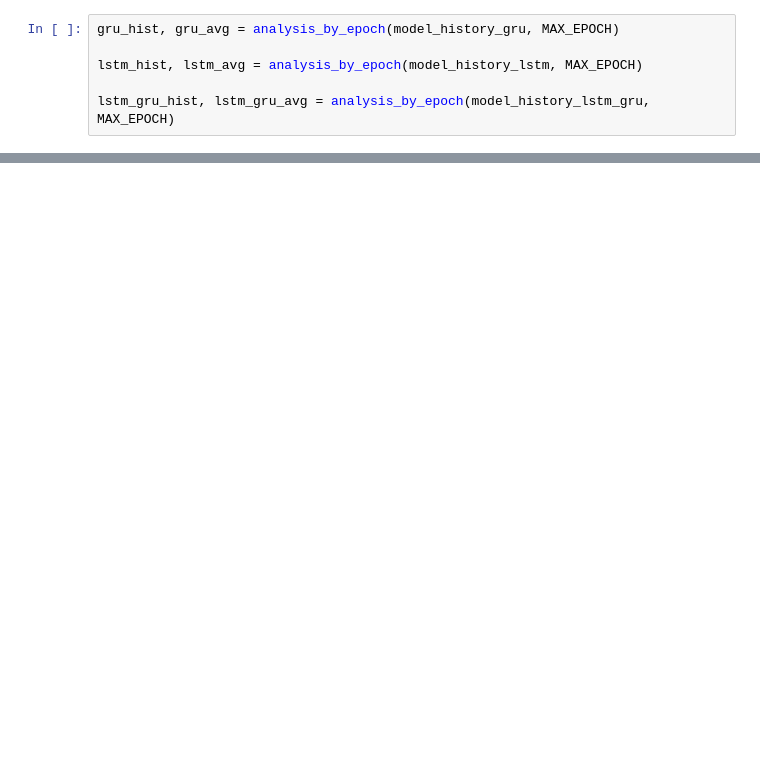
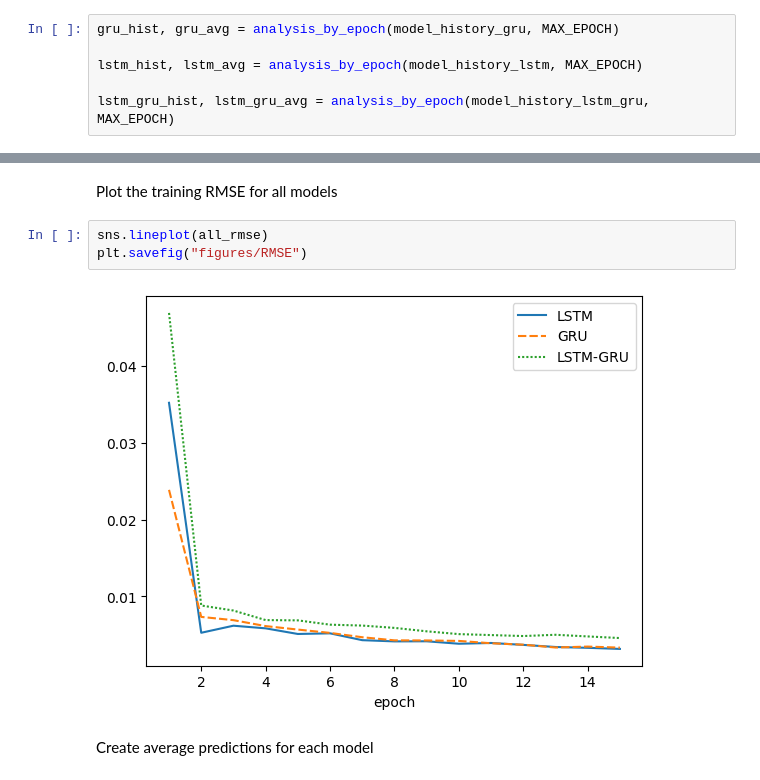
Before and after one commit to TeddyCB/ECM3420_CW, a Jupyter notebook: LSTM_GRU_Model.ipynb, the cells around one changed output, grey strips where cells are left out. Drawn from its saved outputs; the diff is of its cells as text; blank space fills up the shorter version.

```diff
--- a/LSTM_GRU_Model.ipynb
+++ b/LSTM_GRU_Model.ipynb
@@ -303,0 +468,9 @@ lstm_gru_avg
+# %% [markdown]
+Plot the training RMSE for all models
+# %%
+sns.lineplot(all_rmse)
+plt.savefig("figures/RMSE")
+# %% [output]
+[figure, added]
+# %% [markdown]
+Create average predictions for each model
```
Also changed, not shown: parts of 58 cells of this notebook, 1 other file.
